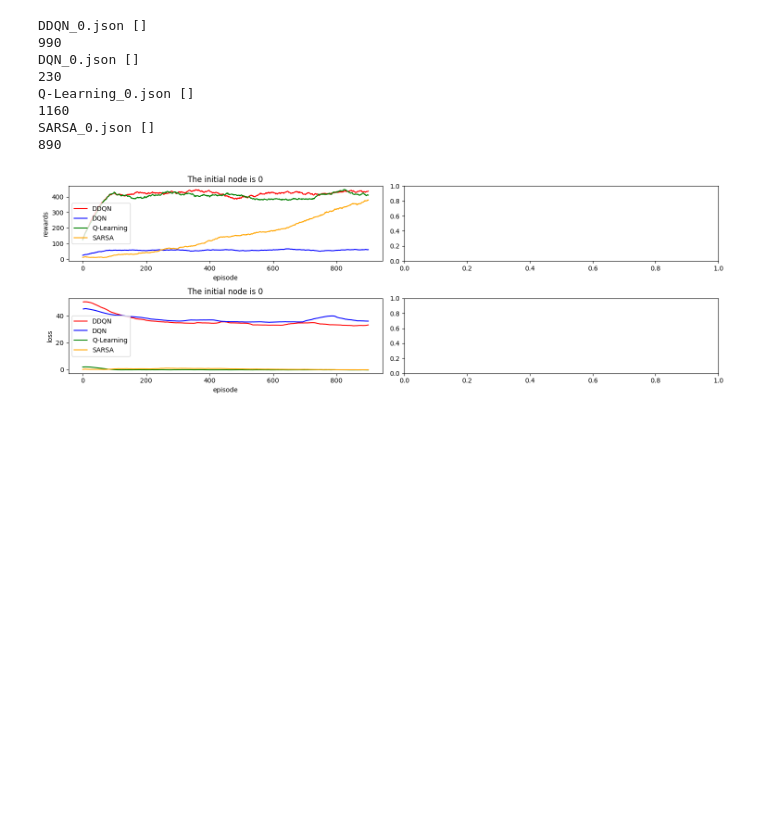
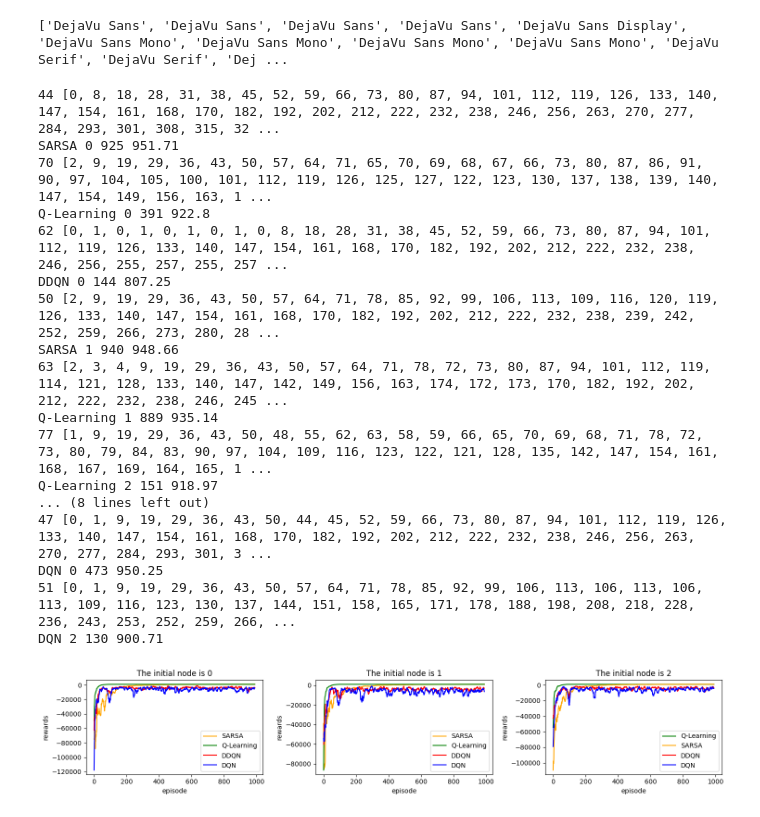
Before and after one commit to lhys-lhyn/SUS-RL, a Jupyter notebook: 读取 json 画图.ipynb, the cells around one changed output. Cells and saved outputs as stored; diff of their text form; code cells hidden in the pictures; blank space fills up the shorter version.

```diff
--- a/读取 json 画图.ipynb
+++ b/读取 json 画图.ipynb
@@ -6,3 +6,14 @@ import pandas as pd
 import matplotlib.pyplot as plt
 # %%
 RESULT_PATH = 'result'
+# %%
+# 把字体文件迁移到 matplotlib 字体目录下
+import matplotlib
+print(matplotlib.get_data_path())
+def make_ttf_exists(name):
+    new_path = os.path.join(matplotlib.get_data_path(), 'fonts', 'ttf', name)
+    if not os.path.exists(new_path) or not os.path.getsize(new_path):
+        with open(new_path, 'wb') as w, open(name, 'rb') as r:
+            w.write(r.read())
+for name in ['times.ttf', 'SimSun.ttf']:
+    make_ttf_exists(name)
@@ -9,39 +22,68 @@ RESULT_PATH = 'result'
+# %%
+import matplotlib.font_manager as fm
+# 清理并重建字体缓存
+fm._load_fontmanager()
+# 查看可用字体
+available_fonts = sorted([f.name for f in fm.fontManager.ttflist])
+print(available_fonts)
+# %% [output]
+['DejaVu Sans', 'DejaVu Sans', 'DejaVu Sans', 'DejaVu Sans', 'DejaVu Sans Display', 'DejaVu Sans Mono', 'DejaVu Sans Mono', 'DejaVu Sans Mono', 'DejaVu Sans Mono', 'DejaVu Serif', 'DejaVu Serif', 'Dej ...
 # %%
 def moving_average(x, w):
     return np.convolve(x, np.ones(w), 'valid') / w
 # %%
 cmap = {
     'DQN': 'b',
     'DDQN': 'r',
     'SARSA': 'orange',
     'Q-Learning': 'g'
 }
 
-figure, ax_list = plt.subplots(2, 2, figsize=(15, 5))
+figure, ax_list = plt.subplots(1, 3, figsize=(15, 3))
+
+appoint_node = 317
 
 for name in os.listdir(RESULT_PATH):
-#     if name != 'Q-Learning_0.json': continue
-    agent, start_node = name.split('.')[0].split('_')
-    start_node = int(start_node)
+    try:
+        agent, start_node, end_node = name.split('.')[0].split('_')
+        # if batch != appointed_batch:
+        #     continue
+    except:
+        # if not appointed_batch:
+        #     agent, start_node = name.split('.')[0].split('_')
+        # else:
+            continue
+    # if agent not in ['SARSA', 'Q-Learning']: continue
+    start_node, end_node = map(int, (start_node, end_node))
+    if end_node != appoint_node: continue
     with open(os.path.join(RESULT_PATH, name)) as f:
         data = json.load(f)
-        print(name, data['best_path'])
-        print(max(data['rewards']))
-        for row, ylabel in enumerate(['rewards', 'loss']):
-            ax = ax_list[row, start_node]
-            ax.plot(moving_average(data[ylabel], 100), color=cmap[agent], label=agent)
+        print(len(data['best_path']), data['best_path'])
+        print(agent, start_node, data['rewards'].index(max(data['rewards'])), round(max(data['rewards']), 2))
+        for row, ylabel in enumerate(['rewards']):
+            ax = ax_list[start_node]
+            ax.plot(moving_average(data[ylabel], 10), color=cmap[agent], label=agent)
             ax.set_xlabel('episode')
             ax.set_ylabel(ylabel)
             ax.set_title(f'The initial node is {start_node}')
             ax.legend()
 figure.tight_layout()
 # %% [output]
-DDQN_0.json []
-990
-DQN_0.json []
-230
-Q-Learning_0.json []
-1160
-SARSA_0.json []
-890
+44 [0, 8, 18, 28, 31, 38, 45, 52, 59, 66, 73, 80, 87, 94, 101, 112, 119, 126, 133, 140, 147, 154, 161, 168, 170, 182, 192, 202, 212, 222, 232, 238, 246, 256, 263, 270, 277, 284, 293, 301, 308, 315, 32 ...
+SARSA 0 925 951.71
+70 [2, 9, 19, 29, 36, 43, 50, 57, 64, 71, 65, 70, 69, 68, 67, 66, 73, 80, 87, 86, 91, 90, 97, 104, 105, 100, 101, 112, 119, 126, 125, 127, 122, 123, 130, 137, 138, 139, 140, 147, 154, 149, 156, 163, 1 ...
+Q-Learning 0 391 922.8
+62 [0, 1, 0, 1, 0, 1, 0, 1, 0, 8, 18, 28, 31, 38, 45, 52, 59, 66, 73, 80, 87, 94, 101, 112, 119, 126, 133, 140, 147, 154, 161, 168, 170, 182, 192, 202, 212, 222, 232, 238, 246, 256, 255, 257, 255, 257 ...
+DDQN 0 144 807.25
+50 [2, 9, 19, 29, 36, 43, 50, 57, 64, 71, 78, 85, 92, 99, 106, 113, 109, 116, 120, 119, 126, 133, 140, 147, 154, 161, 168, 170, 182, 192, 202, 212, 222, 232, 238, 239, 242, 252, 259, 266, 273, 280, 28 ...
+SARSA 1 940 948.66
+63 [2, 3, 4, 9, 19, 29, 36, 43, 50, 57, 64, 71, 78, 72, 73, 80, 87, 94, 101, 112, 119, 114, 121, 128, 133, 140, 147, 142, 149, 156, 163, 174, 172, 173, 170, 182, 192, 202, 212, 222, 232, 238, 246, 245 ...
+Q-Learning 1 889 935.14
+77 [1, 9, 19, 29, 36, 43, 50, 48, 55, 62, 63, 58, 59, 66, 65, 70, 69, 68, 71, 78, 72, 73, 80, 79, 84, 83, 90, 97, 104, 109, 116, 123, 122, 121, 128, 135, 142, 147, 154, 161, 168, 167, 169, 164, 165, 1 ...
+Q-Learning 2 151 918.97
+... (8 lines left out)
+47 [0, 1, 9, 19, 29, 36, 43, 50, 44, 45, 52, 59, 66, 73, 80, 87, 94, 101, 112, 119, 126, 133, 140, 147, 154, 161, 168, 170, 182, 192, 202, 212, 222, 232, 238, 246, 256, 263, 270, 277, 284, 293, 301, 3 ...
+DQN 0 473 950.25
+51 [0, 1, 9, 19, 29, 36, 43, 50, 57, 64, 71, 78, 85, 92, 99, 106, 113, 106, 113, 106, 113, 109, 116, 123, 130, 137, 144, 151, 158, 165, 171, 178, 188, 198, 208, 218, 228, 236, 243, 253, 252, 259, 266, ...
+DQN 2 130 900.71
-[figure, old version]
+[figure, new version]
```
Also changed, not shown: parts of 2 cells of this notebook.
